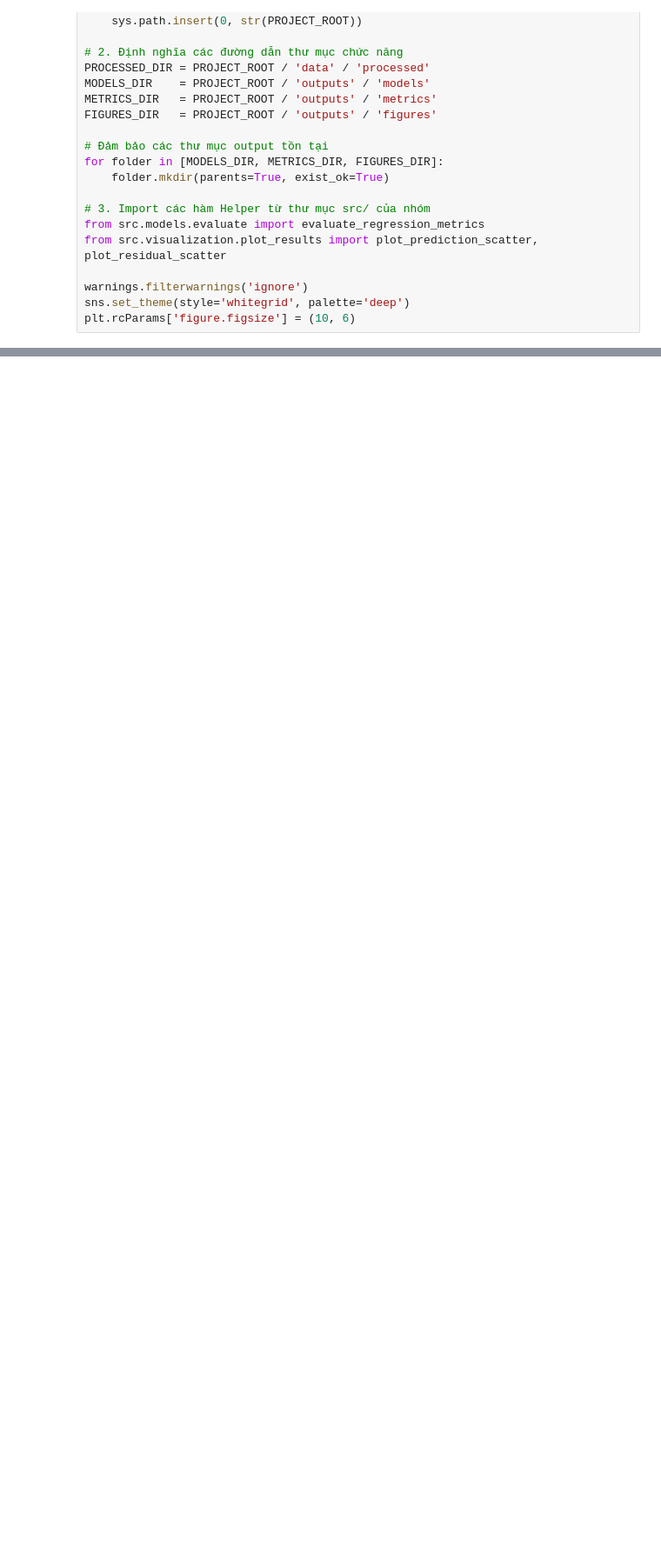
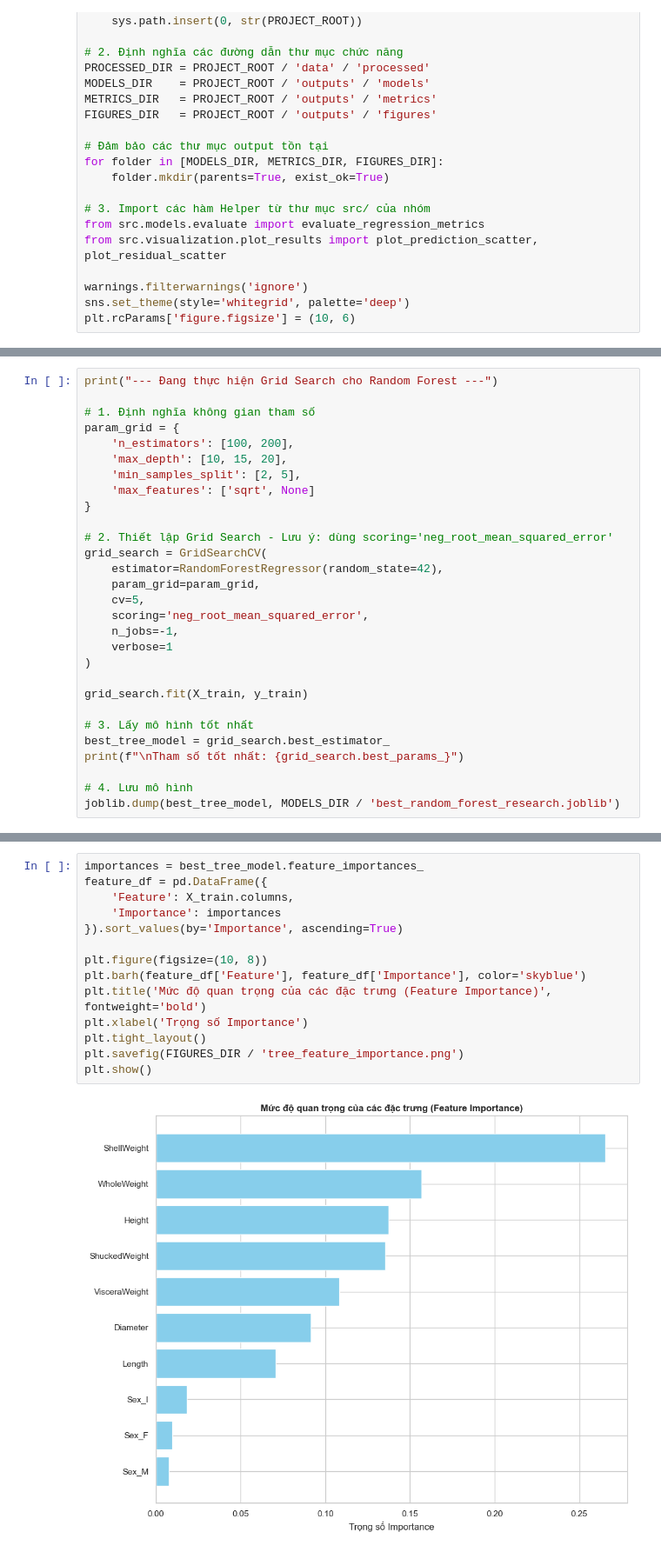
Before and after one commit to Gtvkun-ai/TNTT_Repo_Abalone6, a Jupyter notebook: AbaloneAge/notebooks/research/04_model_tree_models.ipynb, the cells around one changed output, grey strips where cells are left out. Shown at 87% size. Drawn from its saved outputs; the diff is of its cells as text; blank space fills up the shorter version.

```diff
--- a/AbaloneAge/notebooks/research/04_model_tree_models.ipynb
+++ b/AbaloneAge/notebooks/research/04_model_tree_models.ipynb
@@ -153,0 +159,29 @@ df_baseline.to_csv(METRICS_DIR / 'tree_baseline_results.csv', index=False)
+# %%
+print("--- Đang thực hiện Grid Search cho Random Forest ---")
+
+# 1. Định nghĩa không gian tham số
+param_grid = {
+    'n_estimators': [100, 200],
+    'max_depth': [10, 15, 20],
+    'min_samples_split': [2, 5],
+    'max_features': ['sqrt', None]
+}
+
+# 2. Thiết lập Grid Search - Lưu ý: dùng scoring='neg_root_mean_squared_error'
+grid_search = GridSearchCV(
+    estimator=RandomForestRegressor(random_state=42),
+    param_grid=param_grid,
+    cv=5,
+    scoring='neg_root_mean_squared_error',
+    n_jobs=-1,
+    verbose=1
+)
+
+grid_search.fit(X_train, y_train)
+
+# 3. Lấy mô hình tốt nhất
+best_tree_model = grid_search.best_estimator_
+print(f"\nTham số tốt nhất: {grid_search.best_params_}")
+
+# 4. Lưu mô hình
+joblib.dump(best_tree_model, MODELS_DIR / 'best_random_forest_research.joblib')
@@ -153,0 +196,16 @@ df_baseline.to_csv(METRICS_DIR / 'tree_baseline_results.csv', index=False)
+# %%
+importances = best_tree_model.feature_importances_
+feature_df = pd.DataFrame({
+    'Feature': X_train.columns,
+    'Importance': importances
+}).sort_values(by='Importance', ascending=True)
+
+plt.figure(figsize=(10, 8))
+plt.barh(feature_df['Feature'], feature_df['Importance'], color='skyblue')
+plt.title('Mức độ quan trọng của các đặc trưng (Feature Importance)', fontweight='bold')
+plt.xlabel('Trọng số Importance')
+plt.tight_layout()
+plt.savefig(FIGURES_DIR / 'tree_feature_importance.png')
+plt.show()
+# %% [output]
+[figure, added]
```
Also changed, not shown: parts of 11 cells of this notebook, 2 other files.
